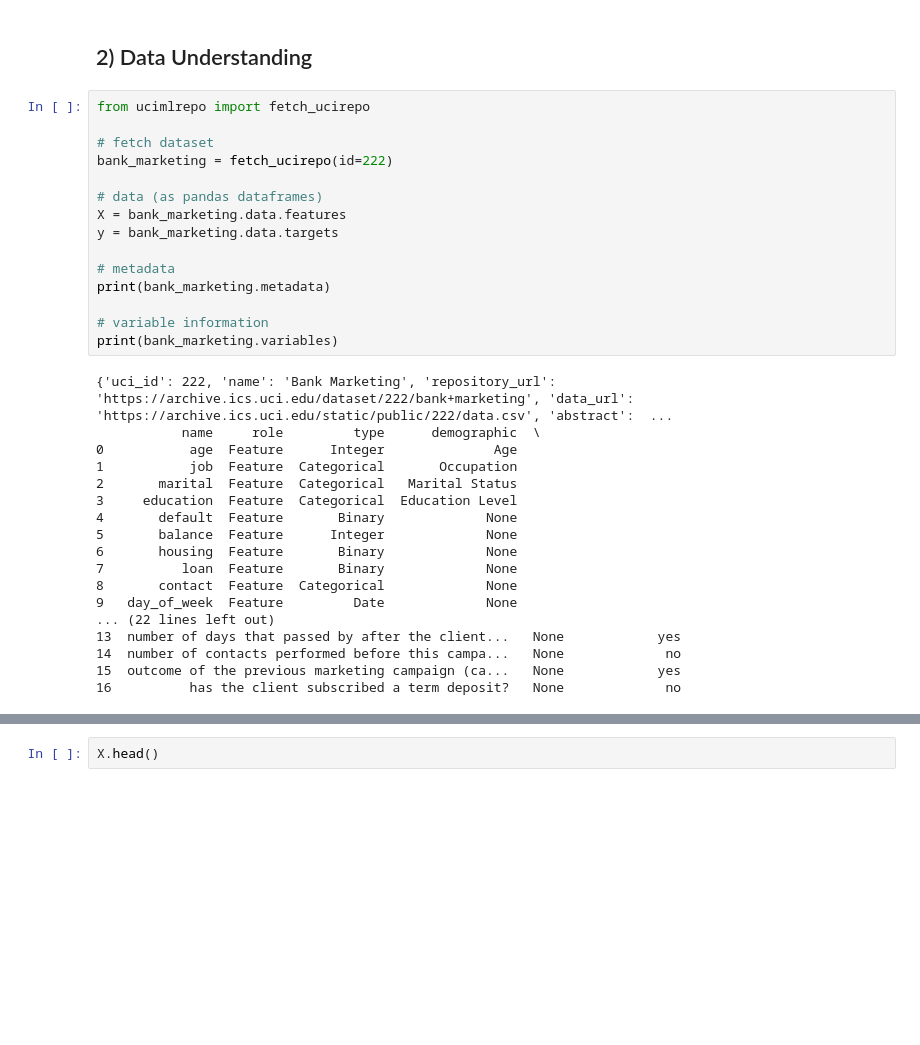
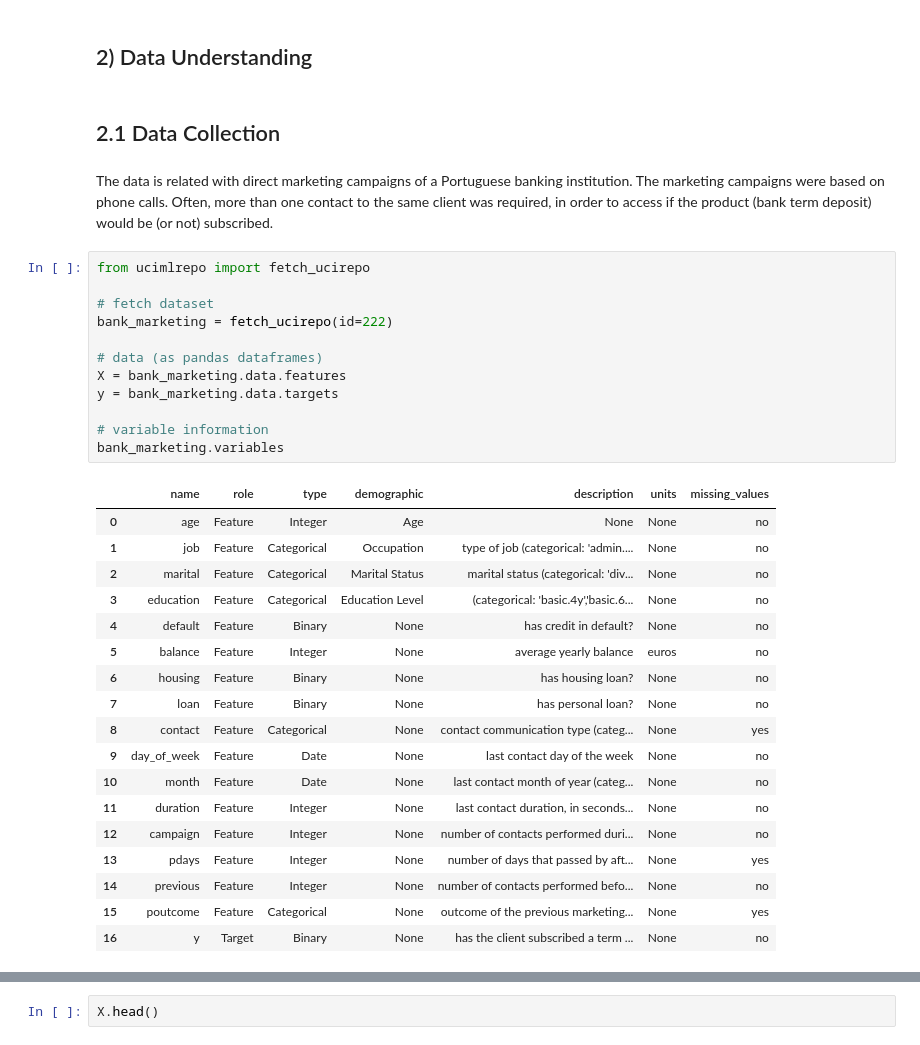
Before and after one commit to aojah1/bank-marketing, a Jupyter notebook: bank-marketing.ipynb, the cells around one changed output, grey strips where cells are left out. Drawn from its saved outputs; the diff is of its cells as text; blank space fills up the shorter version.

```diff
--- a/bank-marketing.ipynb
+++ b/bank-marketing.ipynb
@@ -68,36 +70,40 @@ print(os.environ["NB_REGION"])
 #### Provide options to the Portuguese banking institution to optimize its marketing strategies, reduce costs, and increase the conversion rates of their marketing campaigns, thereby improving overall profitability
 # %% [markdown]
 ## 2) Data Understanding
+# %% [markdown]
+## 2.1 Data Collection
+# %% [markdown]
+The data is related with direct marketing campaigns of a Portuguese banking institution.
+   The marketing campaigns were based on phone calls. Often, more than one contact to the same client was required,
+   in order to access if the product (bank term deposit) would be (or not) subscribed.
 # %%
 from ucimlrepo import fetch_ucirepo
 
 # fetch dataset
 bank_marketing = fetch_ucirepo(id=222)
 
 # data (as pandas dataframes)
 X = bank_marketing.data.features
 y = bank_marketing.data.targets
 
-# metadata
-print(bank_marketing.metadata)
-
 # variable information
-print(bank_marketing.variables)
+bank_marketing.variables
 # %% [output]
-{'uci_id': 222, 'name': 'Bank Marketing', 'repository_url': 'https://archive.ics.uci.edu/dataset/222/bank+marketing', 'data_url': 'https://archive.ics.uci.edu/static/public/222/data.csv', 'abstract':  ...
-           name     role         type      demographic  \
-0           age  Feature      Integer              Age
-1           job  Feature  Categorical       Occupation
-2       marital  Feature  Categorical   Marital Status
-3     education  Feature  Categorical  Education Level
-4       default  Feature       Binary             None
-5       balance  Feature      Integer             None
-6       housing  Feature       Binary             None
-7          loan  Feature       Binary             None
-8       contact  Feature  Categorical             None
-9   day_of_week  Feature         Date             None
-... (22 lines left out)
-13  number of days that passed by after the client...   None            yes
-14  number of contacts performed before this campa...   None             no
-15  outcome of the previous marketing campaign (ca...   None            yes
-16          has the client subscribed a term deposit?   None             no
+|  | name | role | type | demographic | description | units | missing_values |
+| 0 | age | Feature | Integer | Age | None | None | no |
+| 1 | job | Feature | Categorical | Occupation | type of job (categorical: 'admin.... | None | no |
+| 2 | marital | Feature | Categorical | Marital Status | marital status (categorical: 'div... | None | no |
+| 3 | education | Feature | Categorical | Education Level | (categorical: 'basic.4y','basic.6... | None | no |
+| 4 | default | Feature | Binary | None | has credit in default? | None | no |
+| 5 | balance | Feature | Integer | None | average yearly balance | euros | no |
+| 6 | housing | Feature | Binary | None | has housing loan? | None | no |
+| 7 | loan | Feature | Binary | None | has personal loan? | None | no |
+| 8 | contact | Feature | Categorical | None | contact communication type (categ... | None | yes |
+| 9 | day_of_week | Feature | Date | None | last contact day of the week | None | no |
+| 10 | month | Feature | Date | None | last contact month of year (categ... | None | no |
+| 11 | duration | Feature | Integer | None | last contact duration, in seconds... | None | no |
+| 12 | campaign | Feature | Integer | None | number of contacts performed duri... | None | no |
+| 13 | pdays | Feature | Integer | None | number of days that passed by aft... | None | yes |
+| 14 | previous | Feature | Integer | None | number of contacts performed befo... | None | no |
+| 15 | poutcome | Feature | Categorical | None | outcome of the previous marketing... | None | yes |
+| 16 | y | Target | Binary | None | has the client subscribed a term ... | None | no |
```
Also changed, not shown: parts of 11 cells of this notebook.
